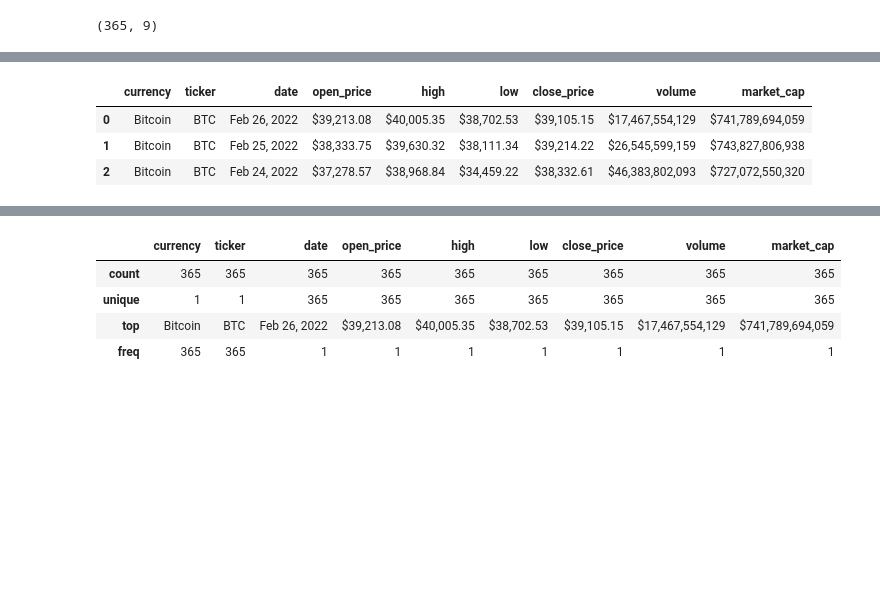
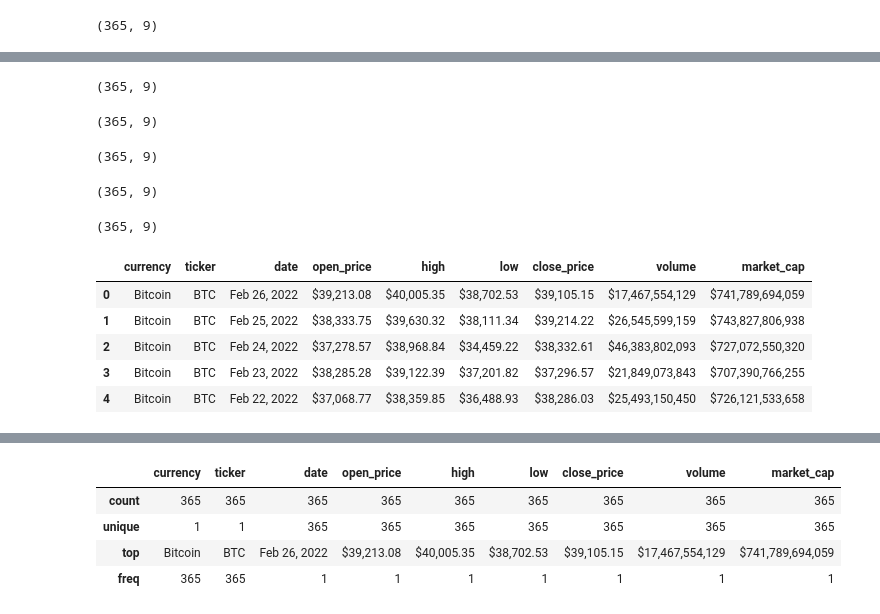
Before and after one commit to psychoautic/Crypto-prices-EDA, a Jupyter notebook: EDA.ipynb, the cells around one changed output, grey strips where cells are left out. Saved outputs shown, nothing was run; the diff lists cells and outputs as text; code cells hidden in the pictures; blank space fills up the shorter version.

Commit message:
completed data checks

```diff
--- a/EDA.ipynb
+++ b/EDA.ipynb
@@ -1,4 +1,22 @@
 # %%
 import pandas as pd
-DF=pd.read_csv("data/Bitcoin_hist.csv")
+BTC=pd.read_csv("Bitcoin_hist.csv")
+ETH = pd.read_csv("Ethereum_hist.csv")
+AVL= pd.read_csv("Avalanche_hist.csv")
+BIN= pd.read_csv("BinanceUSD_hist.csv")
+BNB= pd.read_csv("BNB_hist.csv")
+CAR= pd.read_csv("Cardano_hist.csv")
+COS= pd.read_csv("Cosmos_hist.csv")
+CRO= pd.read_csv("Cronos_hist.csv")
+DAI= pd.read_csv("Dai_hist.csv")
+DOG= pd.read_csv("Dogecoin_hist.csv")
+PLK= pd.read_csv("Polkadot_hist.csv")
+POL= pd.read_csv("Polygon_hist.csv")
+SHI= pd.read_csv("ShibaInu_hist.csv")
+SOL= pd.read_csv("Solana_hist.csv")
+TER= pd.read_csv("Terra_hist.csv")
+TETH= pd.read_csv("Tether_hist.csv")
+USD= pd.read_csv("USDcoin_hist.csv")
+WRAP= pd.read_csv("WrappedBitcoin_hist.csv")
+XRP= pd.read_csv("XRP_hist.csv")
 # %%
@@ -9,8 +92,35 @@ shape
+# %%
+shape= TER.shape
+shape
+# %% [output]
+(365, 9)
+# %%
+shape= TETH.shape
+shape
+# %% [output]
+(365, 9)
+# %%
+shape= USD.shape
+shape
+# %% [output]
+(365, 9)
+# %%
+shape= WRAP.shape
+shape
+# %% [output]
+(365, 9)
+# %%
+shape= XRP.shape
+shape
+# %% [output]
+(365, 9)
 # %%
-ftr = DF.head(3)
+ftr = BTC.head()
 ftr
 # %% [output]
 |  | currency | ticker | date | open_price | high | low | close_price | volume | market_cap |
 | 0 | Bitcoin | BTC | Feb 26, 2022 | $39,213.08 | $40,005.35 | $38,702.53 | $39,105.15 | $17,467,554,129 | $741,789,694,059 |
 | 1 | Bitcoin | BTC | Feb 25, 2022 | $38,333.75 | $39,630.32 | $38,111.34 | $39,214.22 | $26,545,599,159 | $743,827,806,938 |
 | 2 | Bitcoin | BTC | Feb 24, 2022 | $37,278.57 | $38,968.84 | $34,459.22 | $38,332.61 | $46,383,802,093 | $727,072,550,320 |
+| 3 | Bitcoin | BTC | Feb 23, 2022 | $38,285.28 | $39,122.39 | $37,201.82 | $37,296.57 | $21,849,073,843 | $707,390,766,255 |
+| 4 | Bitcoin | BTC | Feb 22, 2022 | $37,068.77 | $38,359.85 | $36,488.93 | $38,286.03 | $25,493,150,450 | $726,121,533,658 |
```
Also changed, not shown: parts of 71 cells of this notebook, 2 other files.
